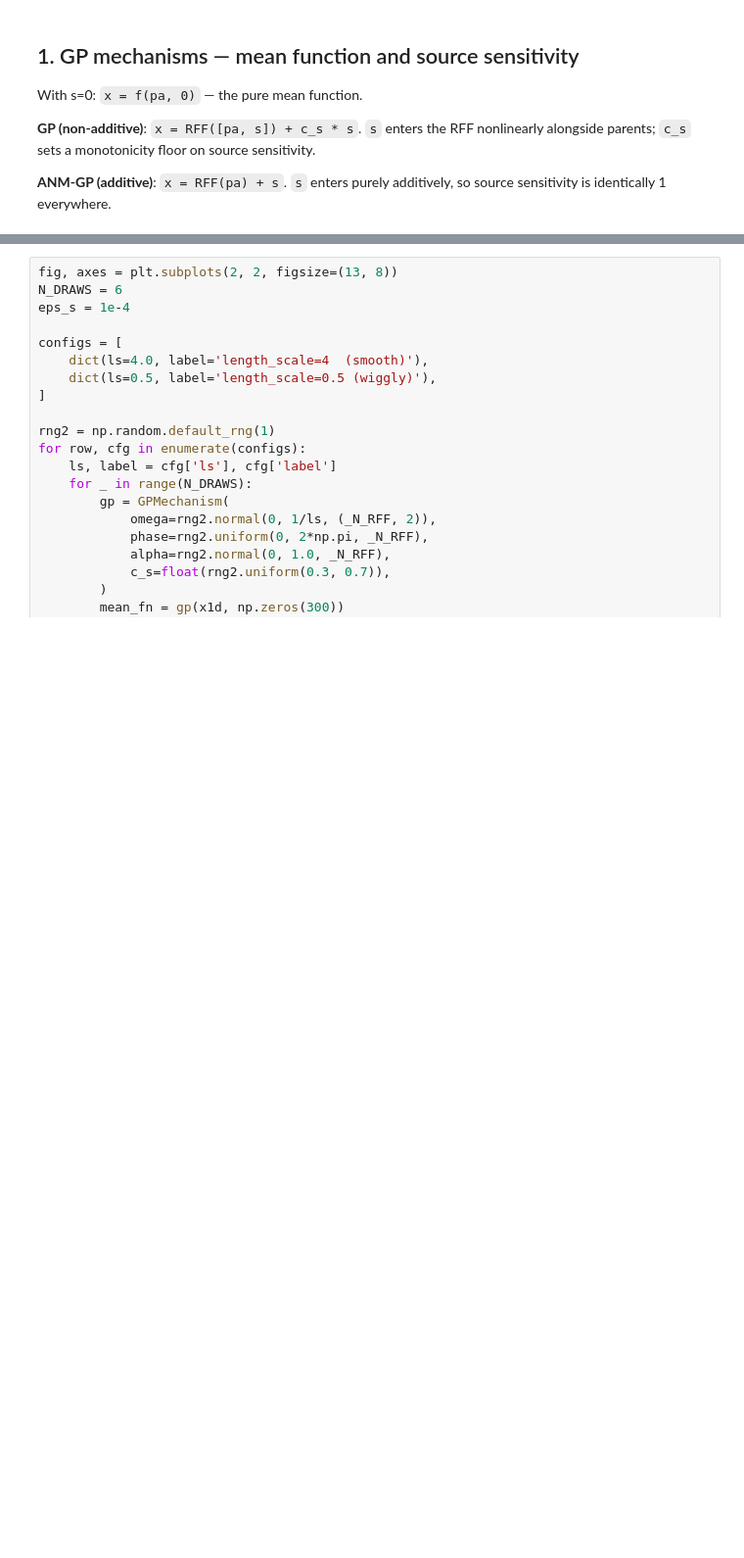
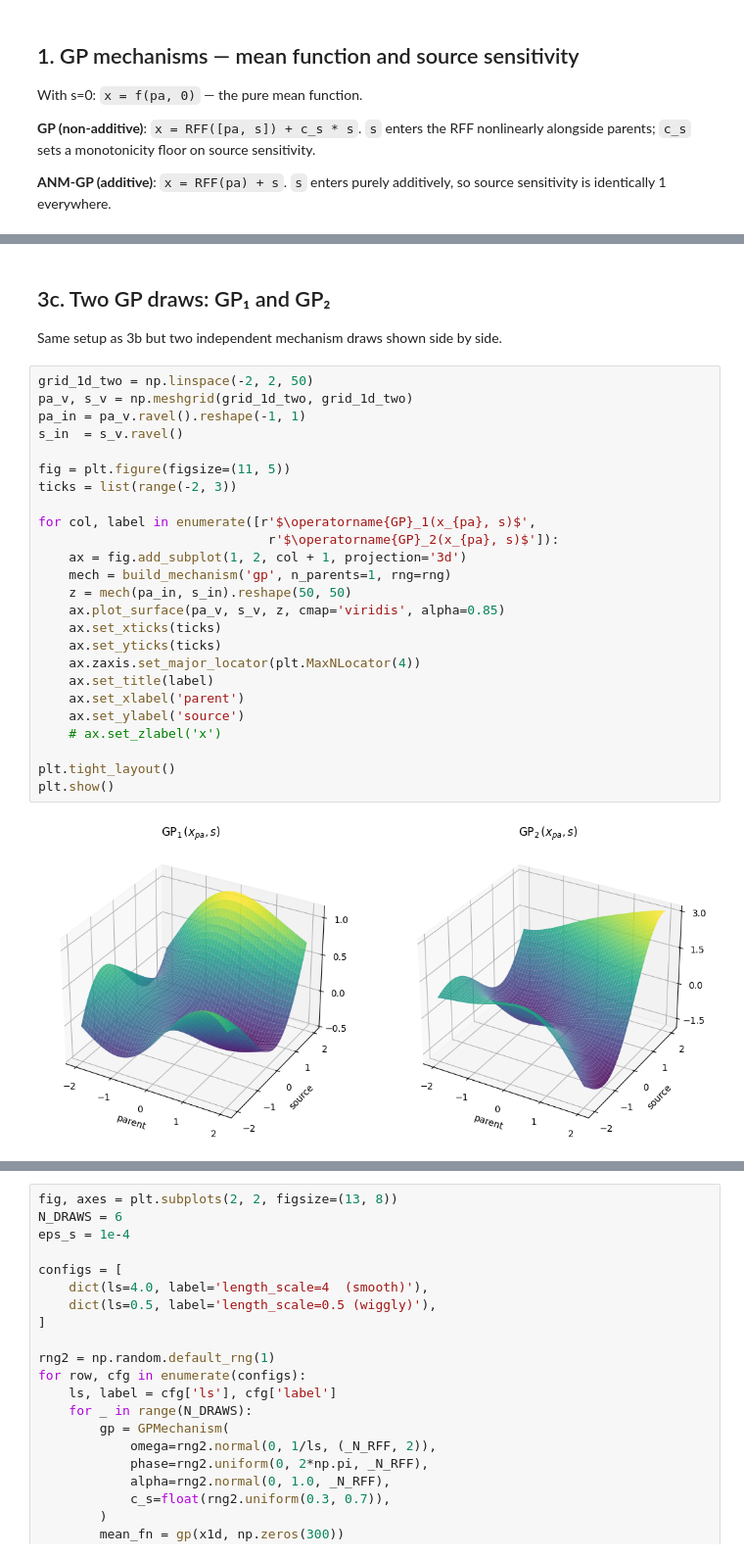
Before and after one commit to francescomontagna/mcd, a Jupyter notebook: inspect_mechanisms.ipynb, the cells around one changed output, grey strips where cells are left out. Shown at 98% size. Cells and saved outputs as stored; diff of their text form; blank space fills up the shorter version.

```diff
--- a/inspect_mechanisms.ipynb
+++ b/inspect_mechanisms.ipynb
@@ -260 +155,32 @@ plt.show()
+# %% [markdown]
+## 3c. Two GP draws: GP₁ and GP₂
+
+Same setup as 3b but two independent mechanism draws shown side by side.
+# %%
+grid_1d_two = np.linspace(-2, 2, 50)
+pa_v, s_v = np.meshgrid(grid_1d_two, grid_1d_two)
+pa_in = pa_v.ravel().reshape(-1, 1)
+s_in  = s_v.ravel()
+
+fig = plt.figure(figsize=(11, 5))
+ticks = list(range(-2, 3))
+
+for col, label in enumerate([r'$\operatorname{GP}_1(x_{pa}, s)$',
+                              r'$\operatorname{GP}_2(x_{pa}, s)$']):
+    ax = fig.add_subplot(1, 2, col + 1, projection='3d')
+    mech = build_mechanism('gp', n_parents=1, rng=rng)
+    z = mech(pa_in, s_in).reshape(50, 50)
+    ax.plot_surface(pa_v, s_v, z, cmap='viridis', alpha=0.85)
+    ax.set_xticks(ticks)
+    ax.set_yticks(ticks)
+    ax.zaxis.set_major_locator(plt.MaxNLocator(4))
+    ax.set_title(label)
+    ax.set_xlabel('parent')
+    ax.set_ylabel('source')
+    # ax.set_zlabel('x')
+
+plt.tight_layout()
+plt.show()
+# %% [output]
+[figure, added]
 # %% [markdown]
```
Also changed, not shown: parts of 36 cells of this notebook, 3 other files.
